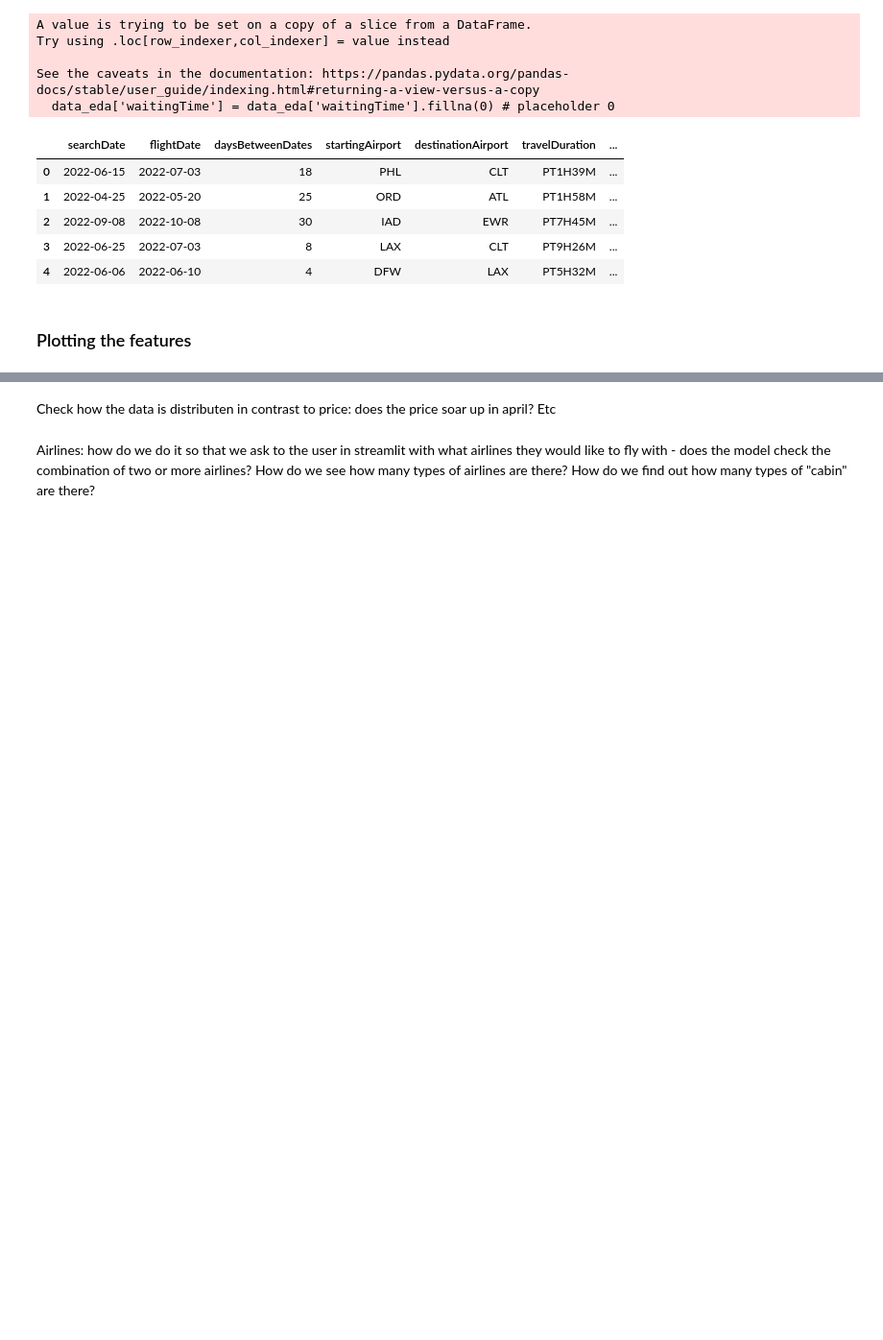
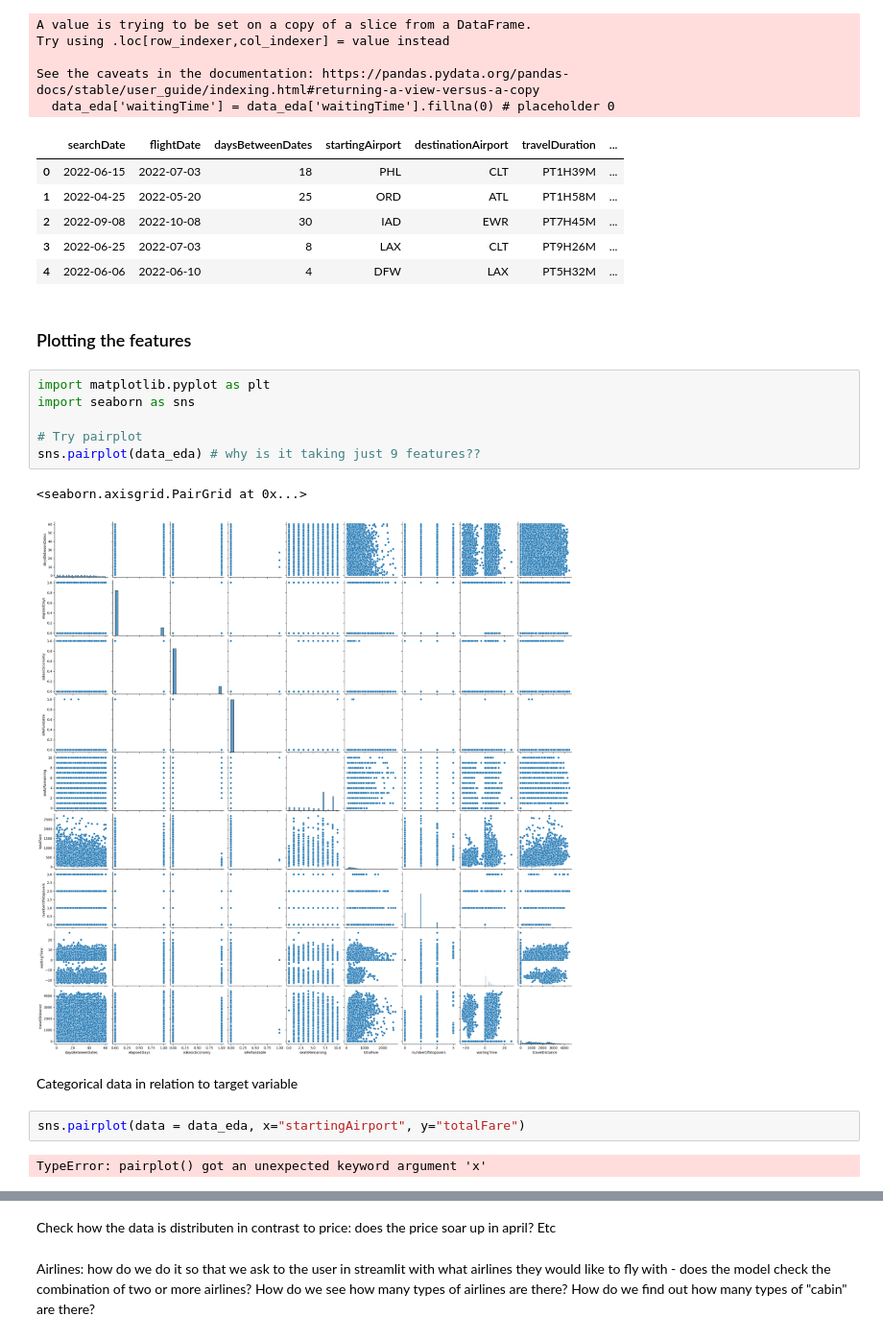
Before and after one commit to maria-pigazzi/flight-predictions-project, a Jupyter notebook: src/explore.ipynb, the cells around one changed output, grey strips where cells are left out. Shown at 96% size. Cells and saved outputs as stored; diff of their text form; blank space fills up the shorter version.

```diff
--- a/src/explore.ipynb
+++ b/src/explore.ipynb
@@ -974,3 +994,18 @@ See the caveats in the documentation: https://pandas.pydata.org/pandas-docs/stab
 | 4 | 2022-06-06 | 2022-06-10 | 4 | DFW | LAX | PT5H32M | ... |
 # %% [markdown]
 ### Plotting the features
+# %%
+import matplotlib.pyplot as plt
+import seaborn as sns
+
+# Try pairplot
+sns.pairplot(data_eda) # why is it taking just 9 features??
+# %% [output]
+<seaborn.axisgrid.PairGrid at 0x...>
+[figure, added]
+# %% [markdown]
+Categorical data in relation to target variable
+# %%
+sns.pairplot(data = data_eda, x="startingAirport", y="totalFare")
+# %% [output]
+TypeError: pairplot() got an unexpected keyword argument 'x'
```
Also changed, not shown: parts of 3 cells of this notebook.
